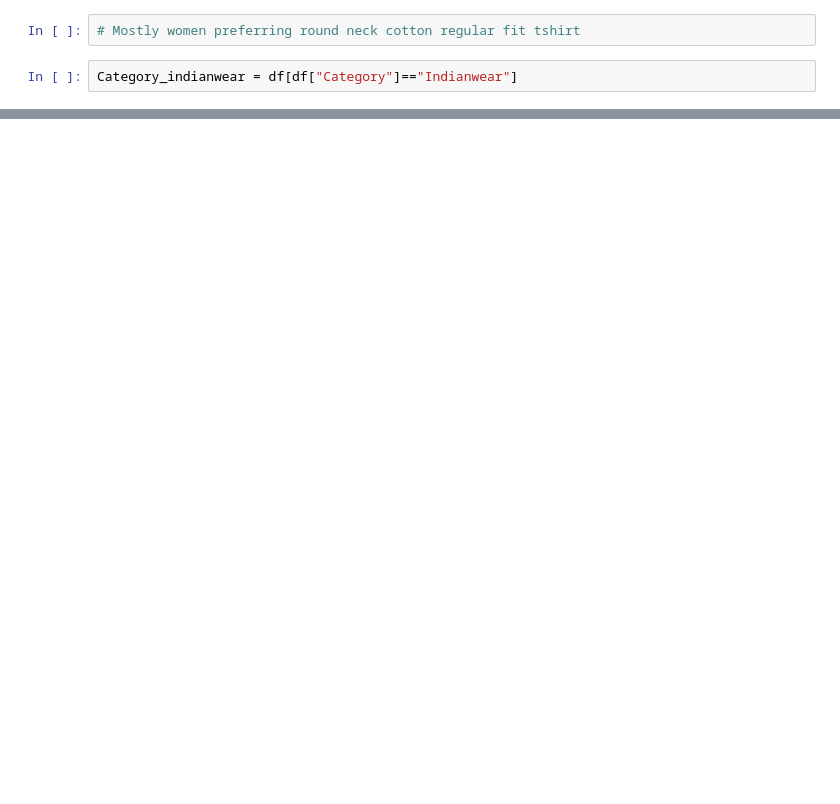
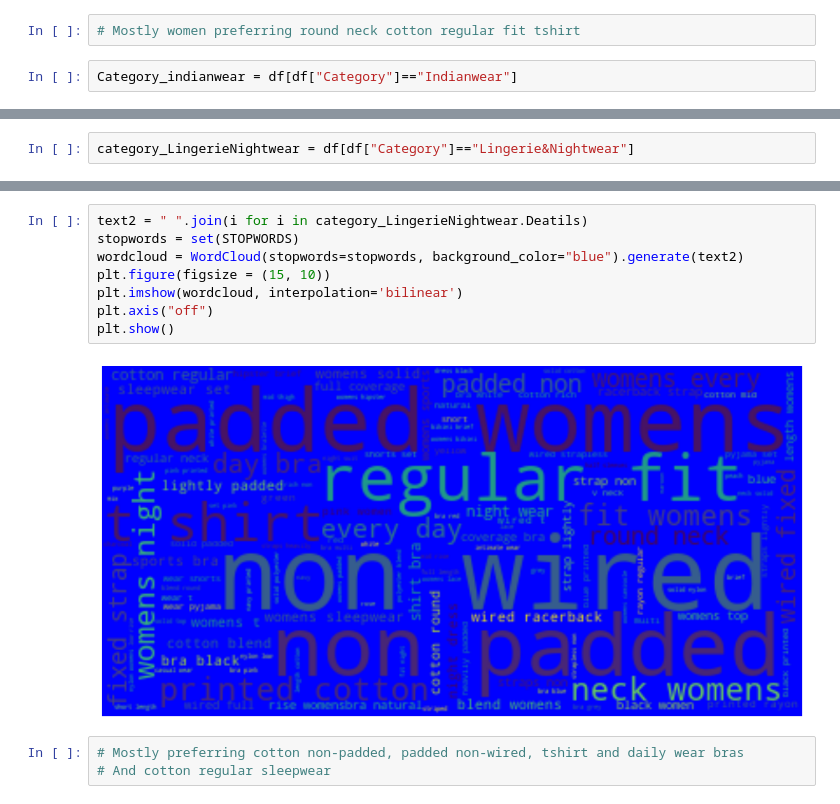
Before and after one commit to Sanjayme049/EDA, a Jupyter notebook: DataSet_Practice_1.ipynb, the cells around one changed output, grey strips where cells are left out. Cells and saved outputs as stored; diff of their text form; blank space fills up the shorter version.

```diff
--- a/DataSet_Practice_1.ipynb
+++ b/DataSet_Practice_1.ipynb
@@ -543,0 +556,2 @@ Category_indianwear.head()
+# %%
+category_LingerieNightwear = df[df["Category"]=="Lingerie&Nightwear"]
@@ -543,0 +567,13 @@ Category_indianwear.head()
+# %%
+text2 = " ".join(i for i in category_LingerieNightwear.Deatils)
+stopwords = set(STOPWORDS)
+wordcloud = WordCloud(stopwords=stopwords, background_color="blue").generate(text2)
+plt.figure(figsize = (15, 10))
+plt.imshow(wordcloud, interpolation='bilinear')
+plt.axis("off")
+plt.show()
+# %% [output]
+[figure, added]
+# %%
+# Mostly preferring cotton non-padded, padded non-wired, tshirt and daily wear bras
+# And cotton regular sleepwear
```
Also changed, not shown: parts of 10 cells of this notebook.
